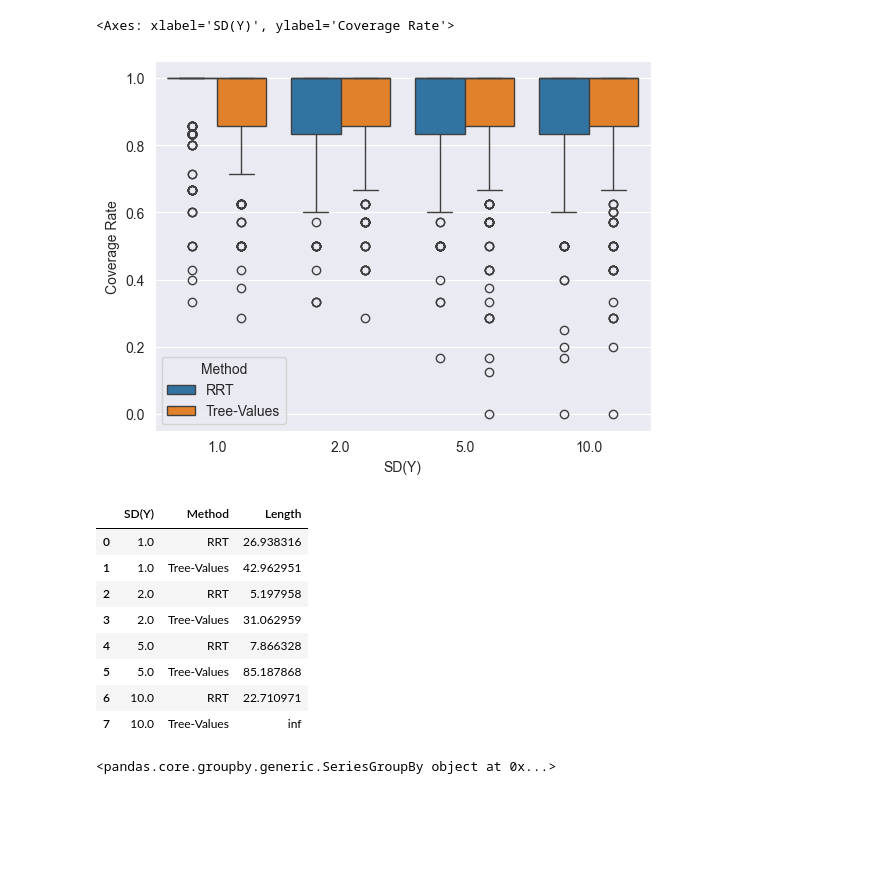
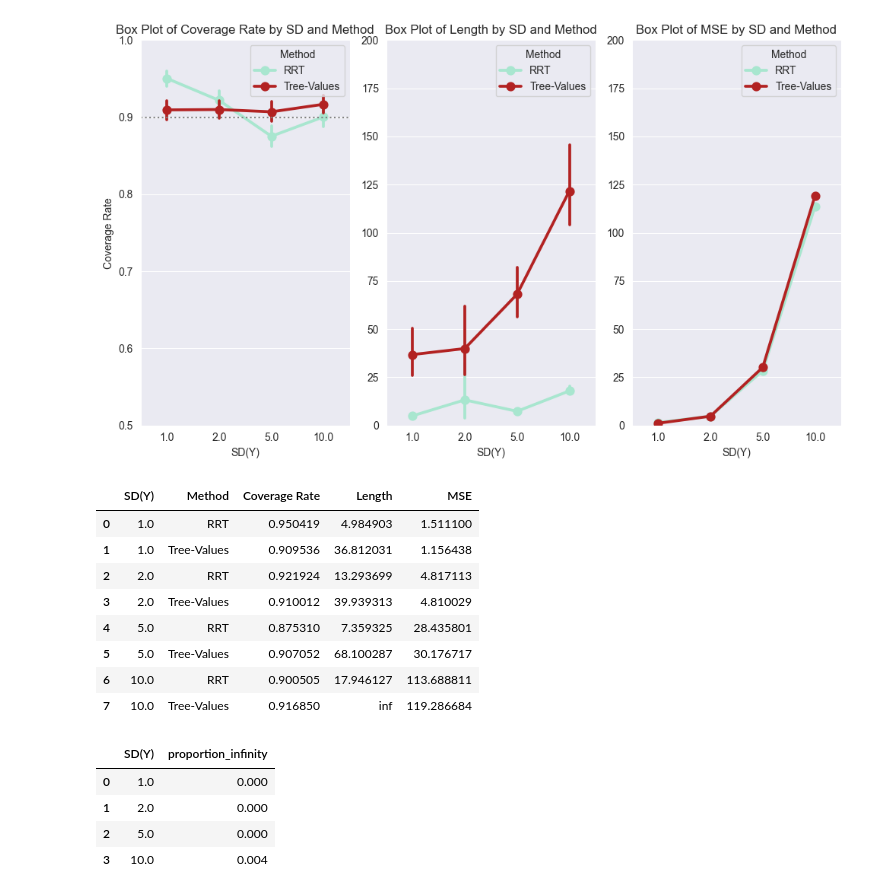
Before and after one commit to yiling-h/SI-CART, a Jupyter notebook: Simulations/Results/vary_signal/gaussian/plotting_g.ipynb, the cells around one changed output. Saved outputs shown, nothing was run; the diff lists cells and outputs as text; code cells hidden in the pictures; blank space fills up the shorter version.

```diff
--- a/Simulations/Results/vary_signal/gaussian/plotting_g.ipynb
+++ b/Simulations/Results/vary_signal/gaussian/plotting_g.ipynb
@@ -7,19 +7,15 @@ import seaborn as sns
 # %%
 n_task_per_file = 50
 n_files = 10
-base_dir = "toy_eg_stage1_"
+base_dir = "vary_signa_G_"
 files_list = []
 for i in range(n_files):
     dir = base_dir + str(i*n_task_per_file) + "_"  + str((i+1)*n_task_per_file) + ".pkl"
     files_list.append(dir)
 # %%
-coverage_df = pd.DataFrame()
-length_df = pd.DataFrame()
-MSE_df = pd.DataFrame()
+oper_char_df = pd.DataFrame()
 
 for f_dir in files_list:
-    coverage_i, length_i, MSE_i = joblib.load(f_dir)
-    coverage_df = pd.concat([coverage_df, pd.DataFrame(coverage_i)])
-    length_df = pd.concat([length_df, pd.DataFrame(length_i)])
-    MSE_df = pd.concat([MSE_df, pd.DataFrame(MSE_i)])
+    oper_char_i = joblib.load(f_dir)
+    oper_char_df = pd.concat([oper_char_df, pd.DataFrame(oper_char_i)])
 # %%
@@ -31,47 +37,46 @@ length_df
-# %%
-MSE_df
-# %% [output]
-<Axes: xlabel='SD(Y)', ylabel='Coverage Rate'>
-[figure, removed]
+# %%
+oper_char_df.index = range(oper_char_df.shape[0])
 # %%
 import matplotlib.pyplot as plt
 import seaborn as sns
 
 # Assuming your DataFrame is named df
 metrics = ["Coverage Rate", "Length", "MSE"]
 
 # Set up the figure and axes for subplots
 fig, axes = plt.subplots(1, 3, figsize=(10, 6), sharey=False)
 
 # Iterate over each metric and create a box plot
 for i, metric in enumerate(metrics):
-    sns.boxplot(x='SD(Y)', y=metric, hue='Method', data=oper_char_df, ax=axes[i])
+    sns.pointplot(x='SD(Y)', y=metric, hue='Method', data=oper_char_df, ax=axes[i],
+                palette=["#A8E6CF", "#B22222"])
     axes[i].set_title(f'Box Plot of {metric} by SD and Method')
     axes[i].set_xlabel('SD(Y)')
     axes[i].set_ylabel(metric if i == 0 else '')  # Only set ylabel on the first plot for clarity
     axes[i].legend(title='Method', loc='upper right')
     if metric == "Coverage Rate":
-        axes[i].set_ylim(0,1)
+        axes[i].set_ylim(0.5,1)
         axes[i].axhline(y=0.9, linestyle='dotted', color='grey')
     elif metric == "Length":
-        axes[i].set_ylim(0,100)
+        axes[i].set_ylim(0,200)
     elif metric == "MSE":
         axes[i].set_ylim(0,200)
 
 # Adjust layout and display
 plt.tight_layout()
 plt.show()
 # %% [output]
-|  | SD(Y) | Method | Length |
-| 0 | 1.0 | RRT | 26.938316 |
-| 1 | 1.0 | Tree-Values | 42.962951 |
-| 2 | 2.0 | RRT | 5.197958 |
-| 3 | 2.0 | Tree-Values | 31.062959 |
-| 4 | 5.0 | RRT | 7.866328 |
-| 5 | 5.0 | Tree-Values | 85.187868 |
-| 6 | 10.0 | RRT | 22.710971 |
-| 7 | 10.0 | Tree-Values | inf |
+[figure, added]
 # %%
-# TODO: Case 1 with 1, 5, 10
+means = oper_char_df.groupby(["SD(Y)", 'Method'])[["Coverage Rate", "Length", "MSE"]].mean().reset_index()
+means
 # %% [output]
-<pandas.core.groupby.generic.SeriesGroupBy object at 0x...>
+|  | SD(Y) | Method | Coverage Rate | Length | MSE |
+| 0 | 1.0 | RRT | 0.950419 | 4.984903 | 1.511100 |
+| 1 | 1.0 | Tree-Values | 0.909536 | 36.812031 | 1.156438 |
+| 2 | 2.0 | RRT | 0.921924 | 13.293699 | 4.817113 |
+| 3 | 2.0 | Tree-Values | 0.910012 | 39.939313 | 4.810029 |
+| 4 | 5.0 | RRT | 0.875310 | 7.359325 | 28.435801 |
+| 5 | 5.0 | Tree-Values | 0.907052 | 68.100287 | 30.176717 |
+| 6 | 10.0 | RRT | 0.900505 | 17.946127 | 113.688811 |
+| 7 | 10.0 | Tree-Values | 0.916850 | inf | 119.286684 |
@@ -77,0 +85,8 @@ plt.show()
+# %%
+oper_char_df[tree_flag].groupby(['SD(Y)'])['Length'].apply(lambda x: np.isinf(x).mean()).reset_index(name='proportion_infinity')
+# %% [output]
+|  | SD(Y) | proportion_infinity |
+| 0 | 1.0 | 0.000 |
+| 1 | 2.0 | 0.000 |
+| 2 | 5.0 | 0.000 |
+| 3 | 10.0 | 0.004 |
```
Also changed, not shown: parts of 3 cells of this notebook, 12 other files.
